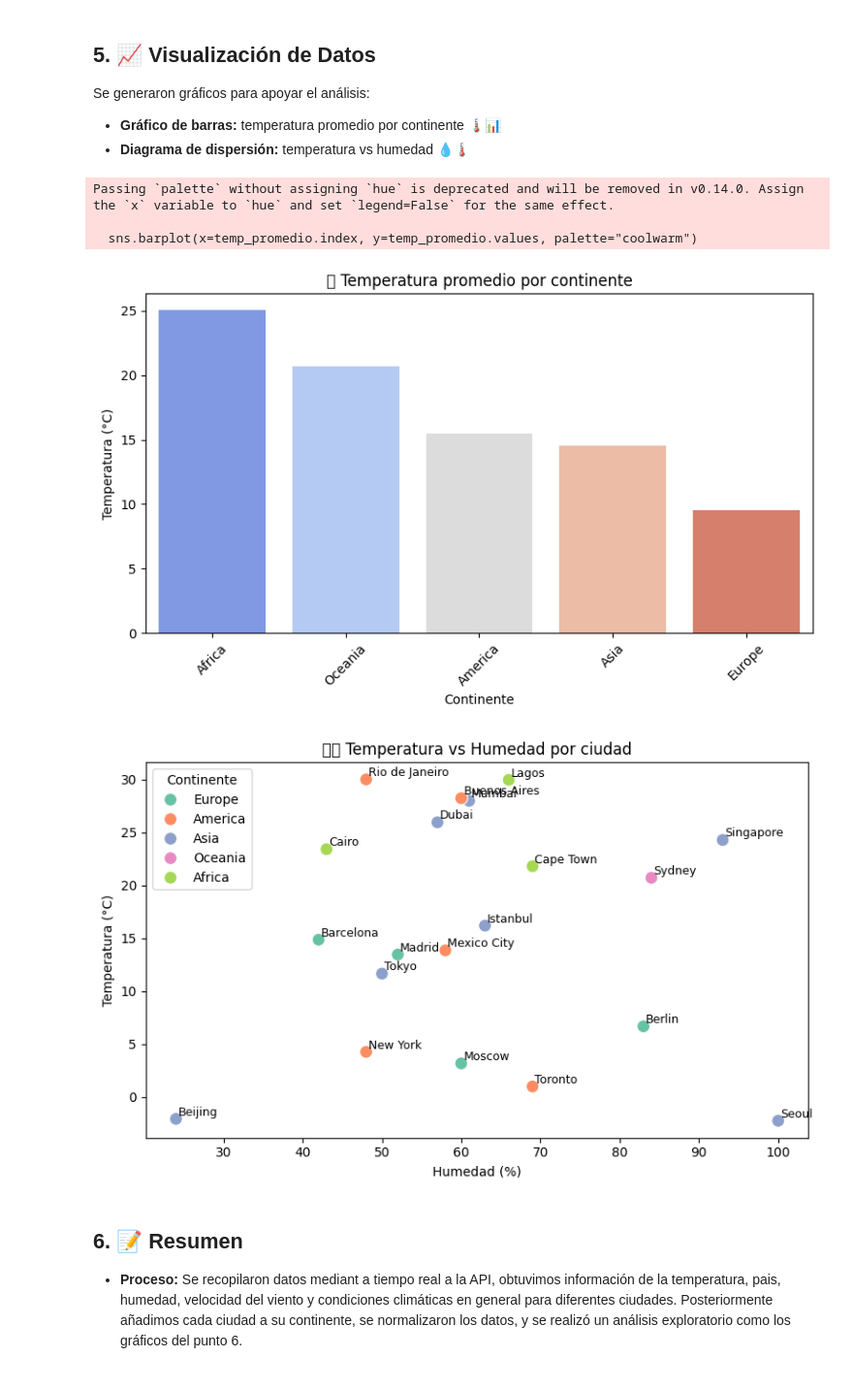
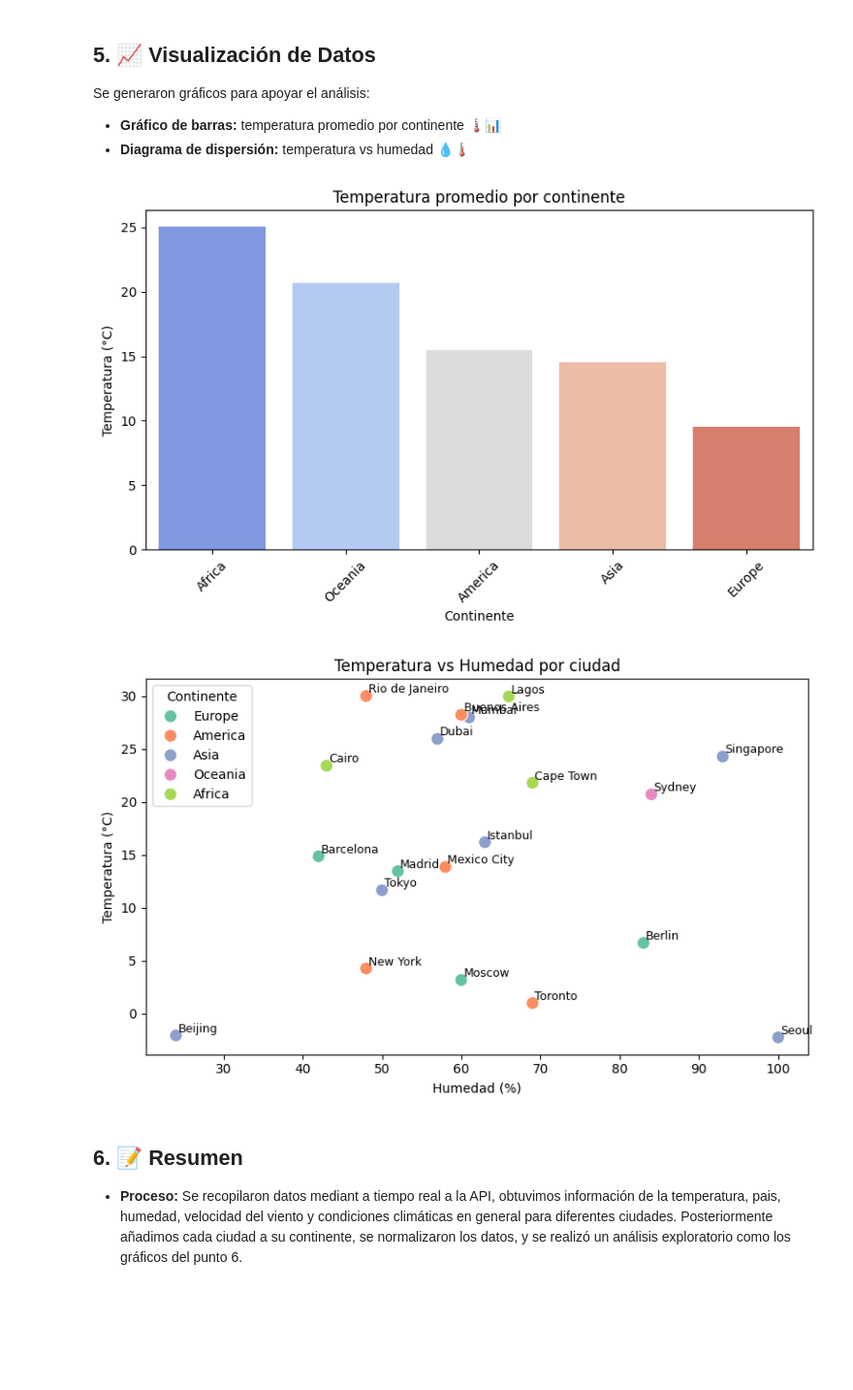
Before and after one commit to EnriqueJimenezMartinez/Weather-Data-Analysis, a Jupyter notebook: weather.ipynb, the cells around one changed output. Shown at 97% size. Saved outputs shown, nothing was run; the diff lists cells and outputs as text; code cells hidden in the pictures; blank space fills up the shorter version.

Commit message:
cambios funciones deprecated

```diff
--- a/weather.ipynb
+++ b/weather.ipynb
@@ -246,40 +246,45 @@ Se generaron gráficos para apoyar el análisis:
 - **Diagrama de dispersión:** temperatura vs humedad 💧🌡
 # %%
 import seaborn as sns
+import matplotlib.pyplot as plt
+
 temp_promedio = df.groupby("Continente")["Temperatura"].mean().sort_values(ascending=False)
+
 plt.figure(figsize=(8,5))
-sns.barplot(x=temp_promedio.index, y=temp_promedio.values, palette="coolwarm")
-plt.title("🌡 Temperatura promedio por continente")
+sns.barplot(
+    x=temp_promedio.index,
+    y=temp_promedio.values,
+    hue=temp_promedio.index,
+    palette="coolwarm",
+    legend=False
+)
+plt.title("Temperatura promedio por continente")
 plt.ylabel("Temperatura (°C)")
 plt.xlabel("Continente")
 plt.xticks(rotation=45)
 plt.tight_layout()
 plt.show()
 
 plt.figure(figsize=(8,5))
 sns.scatterplot(data=df, x="Humedad", y="Temperatura", hue="Continente", palette="Set2", s=100)
 
-# Etiquetas con el nombre de cada ciudad
 for _, fila in df.iterrows():
     plt.text(
-        fila["Humedad"] + 0.3,   # pequeño desplazamiento para que no tape el punto
+        fila["Humedad"] + 0.3,
         fila["Temperatura"] + 0.3,
         fila["Ciudad"],
         fontsize=9
     )
 
-plt.title("💧🌡 Temperatura vs Humedad por ciudad")
+plt.title("Temperatura vs Humedad por ciudad")
 plt.xlabel("Humedad (%)")
 plt.ylabel("Temperatura (°C)")
 plt.legend(title="Continente")
 plt.tight_layout()
 plt.show()
 # %% [output]
-Passing `palette` without assigning `hue` is deprecated and will be removed in v0.14.0. Assign the `x` variable to `hue` and set `legend=False` for the same effect.
-
-  sns.barplot(x=temp_promedio.index, y=temp_promedio.values, palette="coolwarm")
-[figure, old version]
+[figure, new version]
-[figure, old version]
+[figure, new version]
 # %% [markdown]
 ## 6. 📝 Resumen
 - **Proceso:** Se recopilaron datos mediant a tiempo real a la API, obtuvimos información de la temperatura, pais, humedad, velocidad del viento y condiciones climáticas en general para diferentes ciudades. Posteriormente añadimos cada ciudad a su continente, se normalizaron los datos, y se realizó un análisis exploratorio como los gráficos del punto 6.
```
Also changed, not shown: parts of 6 cells of this notebook.
